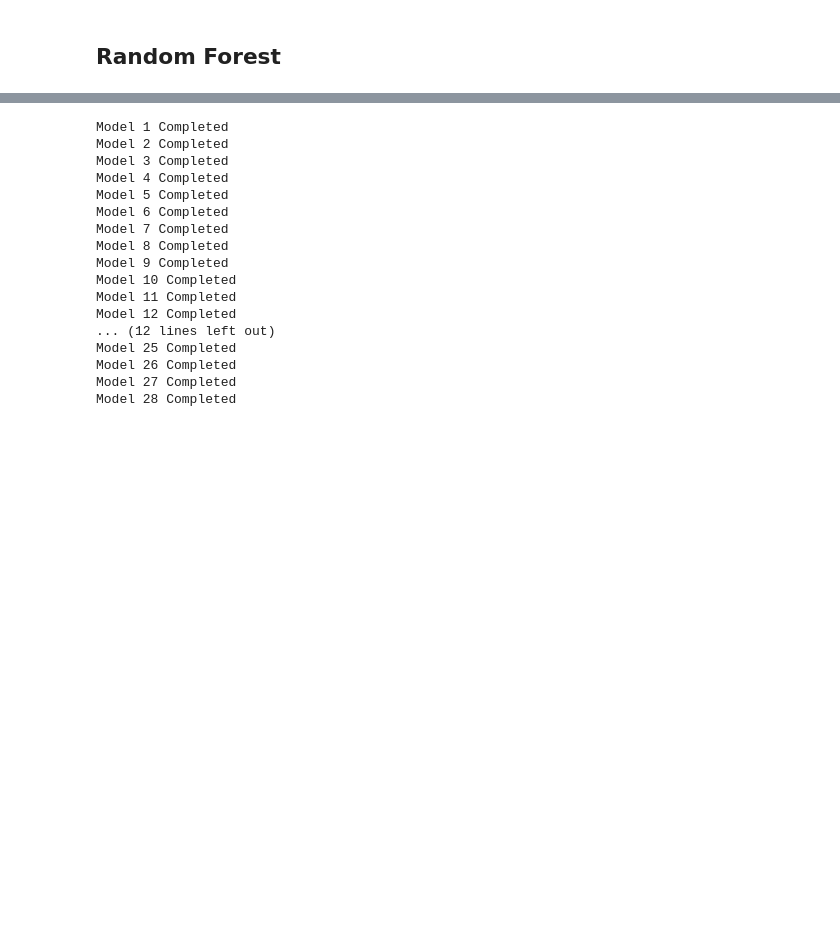
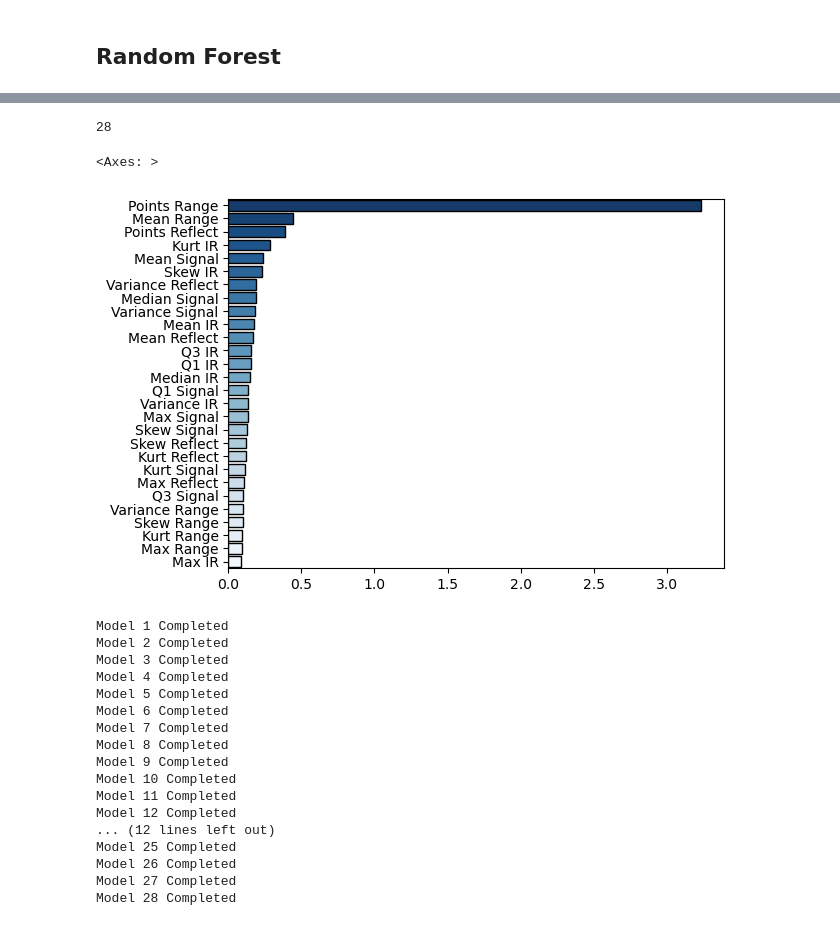
Before and after one commit to muthuganeshece/MLProjects, a Jupyter notebook: LIDAR/Notebook/ModelDevelopment.ipynb, the cells around one changed output, grey strips where cells are left out. Cells and saved outputs as stored; diff of their text form; code cells hidden in the pictures; blank space fills up the shorter version.

Commit message:
update plots

```diff
--- a/LIDAR/Notebook/ModelDevelopment.ipynb
+++ b/LIDAR/Notebook/ModelDevelopment.ipynb
@@ -192,0 +187,4 @@ len(ordered_features)
+# %%
+feature_score = [(feature_names[i], -1/np.log(rfm.feature_importances_[i])) for i in range(len(features))]
+feature_score = sorted(feature_score, key = lambda x: x[1], reverse=True)
+feature_score
@@ -193,3 +209,15 @@ len(ordered_features)
+# %%
+feature_names = ['Mean Range', 'Variance Range', 'Max Range', 'Skew Range', 'Kurt Range', 'Points Range', 'Mean Signal', 'Variance Signal', 'Q1 Signal', 'Median Signal', 'Q3 Signal', 'Max Signal', 'Skew Signal', 'Kurt Signal', 'Mean Reflect', 'Variance Reflect', 'Max Reflect', 'Skew Reflect', 'Kurt Reflect', 'Points Reflect', 'Mean IR', 'Variance IR', 'Q1 IR', 'Median IR', 'Q3 IR', 'Max IR', 'Skew IR', 'Kurt IR']
+len(feature_names)
+# %% [output]
+28
+# %%
+feats = [i[0] for i in feature_score]
+scores = [i[1] for i in feature_score]
+sns.barplot(x=scores, y=feats, palette="Blues_r", edgecolor="black")
+# %% [output]
+<Axes: >
+[figure, added]
 # %%
 test_res = []
 for i in range(1, len(ordered_features)+1):
```
Also changed, not shown: parts of 13 cells of this notebook, 1 other file.
